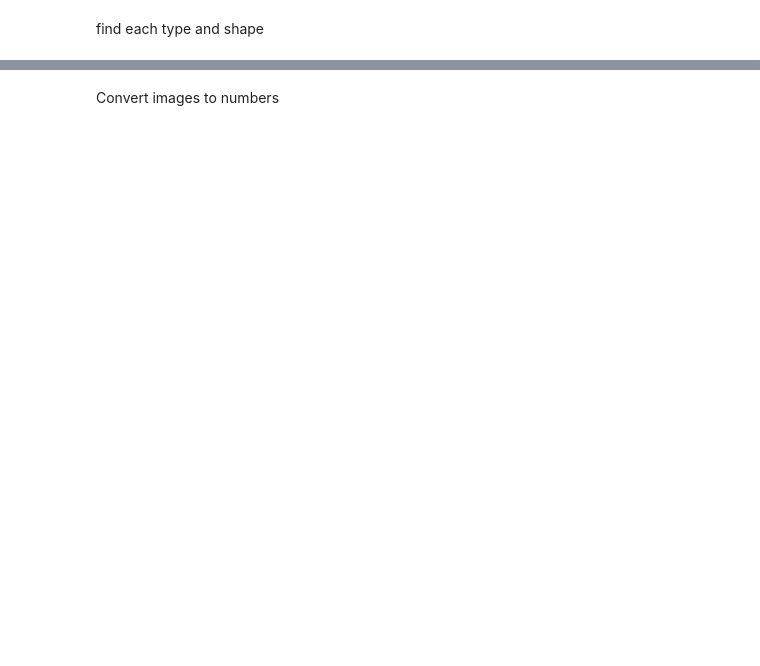
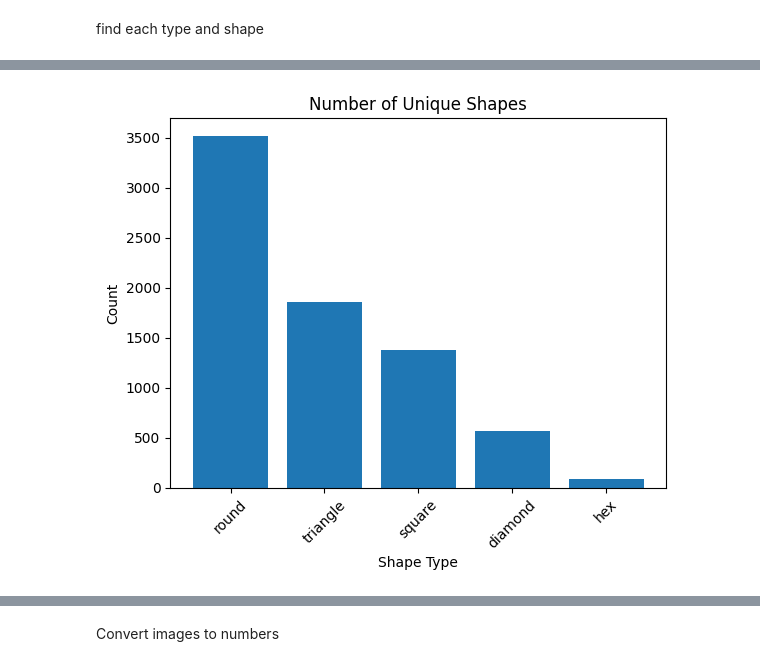
Before and after one commit to afrahhassan/afrahhassan, a Jupyter notebook: assignment2.ipynb, the cells around one changed output, grey strips where cells are left out. Saved outputs shown, nothing was run; the diff lists cells and outputs as text; code cells hidden in the pictures; blank space fills up the shorter version.

```diff
--- a/assignment2.ipynb
+++ b/assignment2.ipynb
@@ -80,2 +88,6 @@ CSV file has been created successfully.
 # %% [markdown]
 find each type and shape
+# %%
+# Load the data from the CSV file
+data_1 = pd.read_csv('/content/drive/My Drive/Assignment2/shape.csv')
+data_1.head()
@@ -81,0 +101,9 @@ find each type and shape
+# %%
+# Find the number of unique types/classes
+num_shapes = data_1['class'].nunique()
+
+# Get the count of each unique type/class
+shape_counts = data_1['class'].value_counts()
+
+print("Number of unique shapes:", num_shapes)
+print("unique shapes:", shape_counts)
@@ -81,0 +119,24 @@ find each type and shape
+# %%
+#Plot the shapes
+# Import necessary libraries
+import matplotlib.pyplot as plt
+
+# Extract data for plotting
+class_names = shape_counts.index.to_list()
+class_counts = shape_counts.to_numpy()
+
+# Create a bar plot
+plt.bar(class_names, class_counts)
+
+# Add title and labels
+plt.title("Number of Unique Shapes")
+plt.xlabel("Shape Type")
+plt.ylabel("Count")
+
+# Rotate x-axis labels for better readability
+plt.xticks(rotation=45)
+
+# Display the plot
+plt.show()
+# %% [output]
+[figure, added]
```
Also changed, not shown: parts of 33 cells of this notebook.
